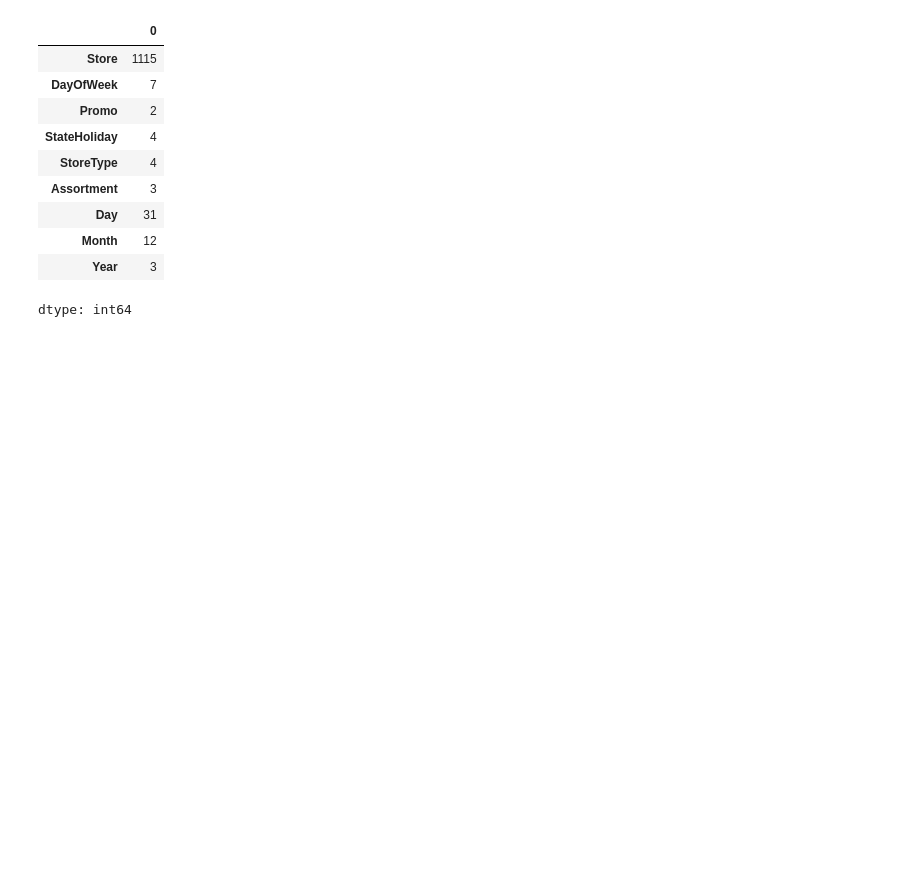
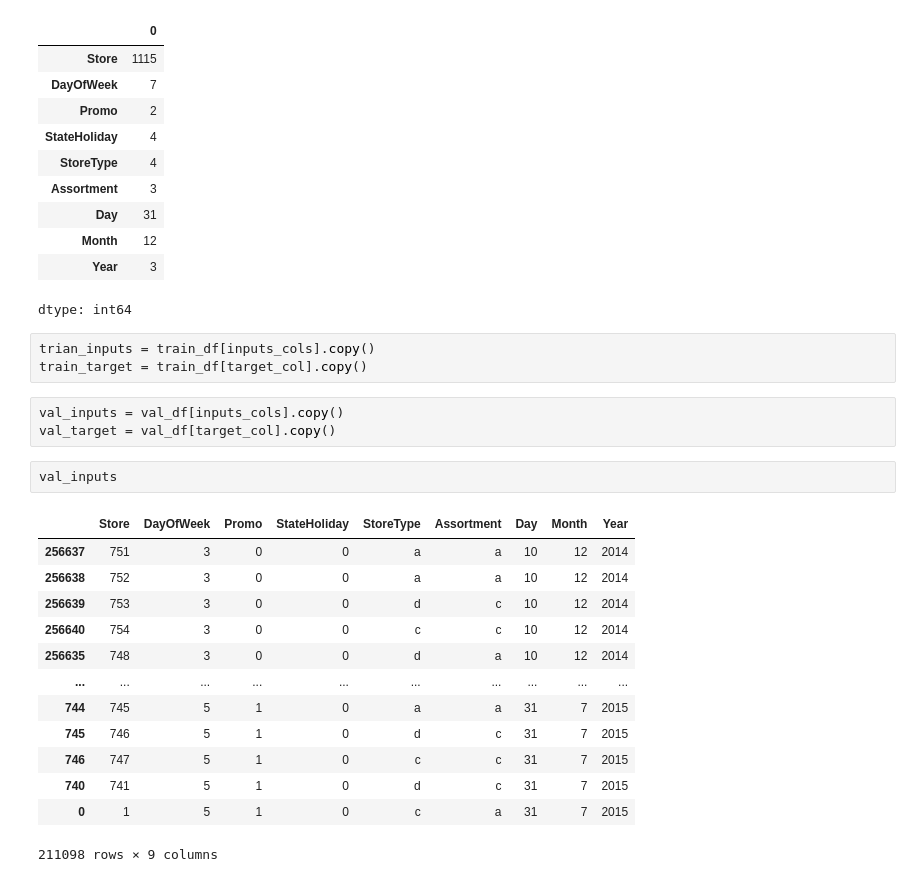
Before and after one commit to Imran1hp/Machine-Learning, a Jupyter notebook: Rossmann_store_sales_prob.ipynb, the cells around one changed output. Drawn from its saved outputs; the diff is of its cells as text; blank space fills up the shorter version.

```diff
--- a/Rossmann_store_sales_prob.ipynb
+++ b/Rossmann_store_sales_prob.ipynb
@@ -359,3 +359,25 @@ merged_df[inputs_cols].nunique()
 | Month | 12 |
 | Year | 3 |
 dtype: int64
+# %%
+trian_inputs = train_df[inputs_cols].copy()
+train_target = train_df[target_col].copy()
+# %%
+val_inputs = val_df[inputs_cols].copy()
+val_target = val_df[target_col].copy()
+# %%
+val_inputs
+# %% [output]
+|  | Store | DayOfWeek | Promo | StateHoliday | StoreType | Assortment | Day | Month | Year |
+| 256637 | 751 | 3 | 0 | 0 | a | a | 10 | 12 | 2014 |
+| 256638 | 752 | 3 | 0 | 0 | a | a | 10 | 12 | 2014 |
+| 256639 | 753 | 3 | 0 | 0 | d | c | 10 | 12 | 2014 |
+| 256640 | 754 | 3 | 0 | 0 | c | c | 10 | 12 | 2014 |
+| 256635 | 748 | 3 | 0 | 0 | d | a | 10 | 12 | 2014 |
+| ... | ... | ... | ... | ... | ... | ... | ... | ... | ... |
+| 744 | 745 | 5 | 1 | 0 | a | a | 31 | 7 | 2015 |
+| 745 | 746 | 5 | 1 | 0 | d | c | 31 | 7 | 2015 |
+| 746 | 747 | 5 | 1 | 0 | c | c | 31 | 7 | 2015 |
+| 740 | 741 | 5 | 1 | 0 | d | c | 31 | 7 | 2015 |
+| 0 | 1 | 5 | 1 | 0 | c | a | 31 | 7 | 2015 |
+211098 rows × 9 columns
```
Also changed, not shown: parts of 4 cells of this notebook.
